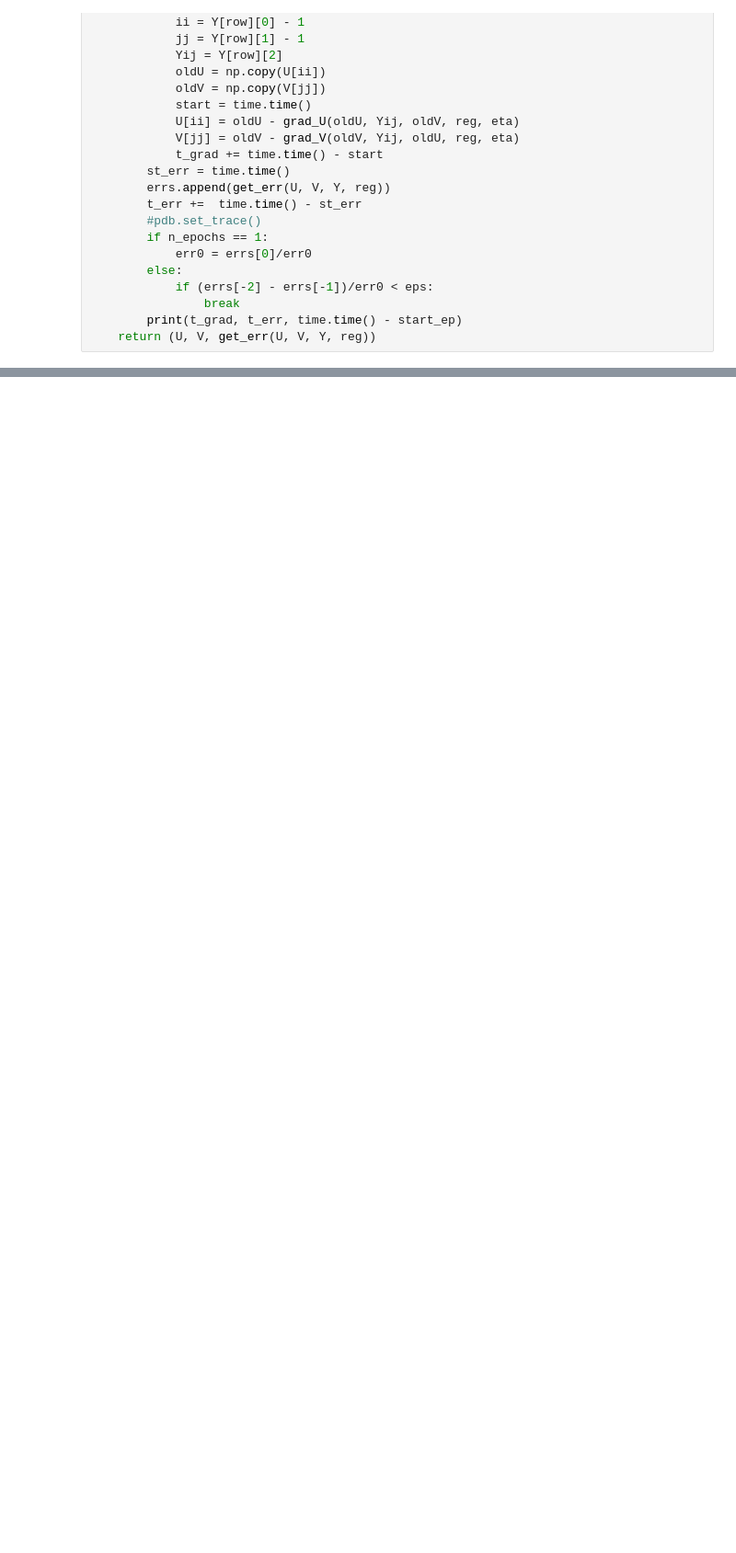
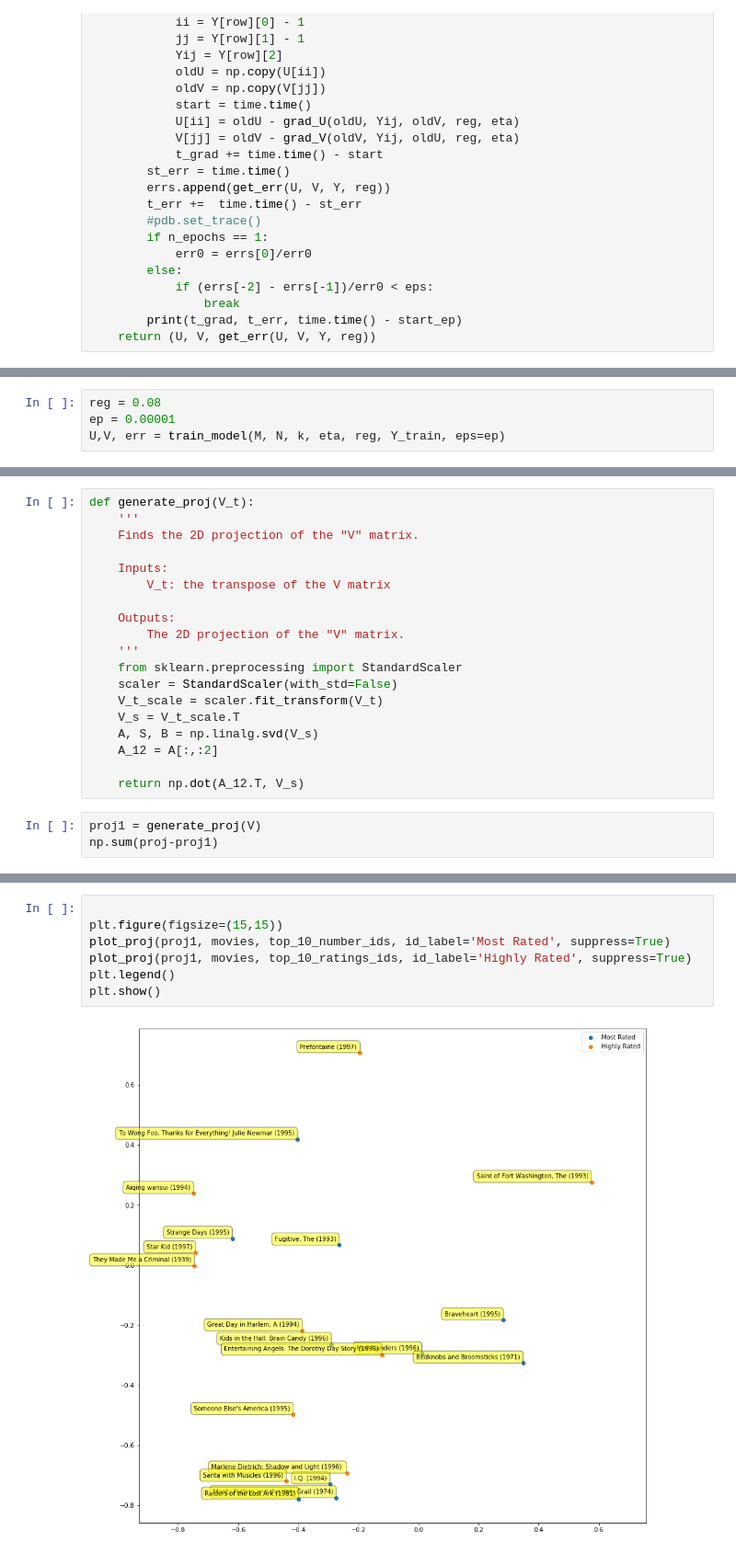
Before and after one commit to zhenchristopher/155_proj2, a Jupyter notebook: David/Set5.ipynb, the cells around one changed output, grey strips where cells are left out. Shown: that part at 92% size. Cells and saved outputs as stored; diff of their text form; blank space fills up the shorter version.

```diff
--- a/David/Set5.ipynb
+++ b/David/Set5.ipynb
@@ -170,0 +170,4 @@ plt.show()
+# %%
+reg = 0.08
+ep = 0.00001
+U,V, err = train_model(M, N, k, eta, reg, Y_train, eps=ep)
@@ -170,0 +192,22 @@ plt.show()
+# %%
+def generate_proj(V_t):
+    '''
+    Finds the 2D projection of the "V" matrix.
+
+    Inputs:
+        V_t: the transpose of the V matrix
+
+    Outputs:
+        The 2D projection of the "V" matrix.
+    '''
+    from sklearn.preprocessing import StandardScaler
+    scaler = StandardScaler(with_std=False)
+    V_t_scale = scaler.fit_transform(V_t)
+    V_s = V_t_scale.T
+    A, S, B = np.linalg.svd(V_s)
+    A_12 = A[:,:2]
+
+    return np.dot(A_12.T, V_s)
+# %%
+proj1 = generate_proj(V)
+np.sum(proj-proj1)
@@ -170,0 +300,9 @@ plt.show()
+# %%
+
+plt.figure(figsize=(15,15))
+plot_proj(proj1, movies, top_10_number_ids, id_label='Most Rated', suppress=True)
+plot_proj(proj1, movies, top_10_ratings_ids, id_label='Highly Rated', suppress=True)
+plt.legend()
+plt.show()
+# %% [output]
+[figure, added]
```
Also changed, not shown: parts of 6 cells of this notebook, 1 other file.
